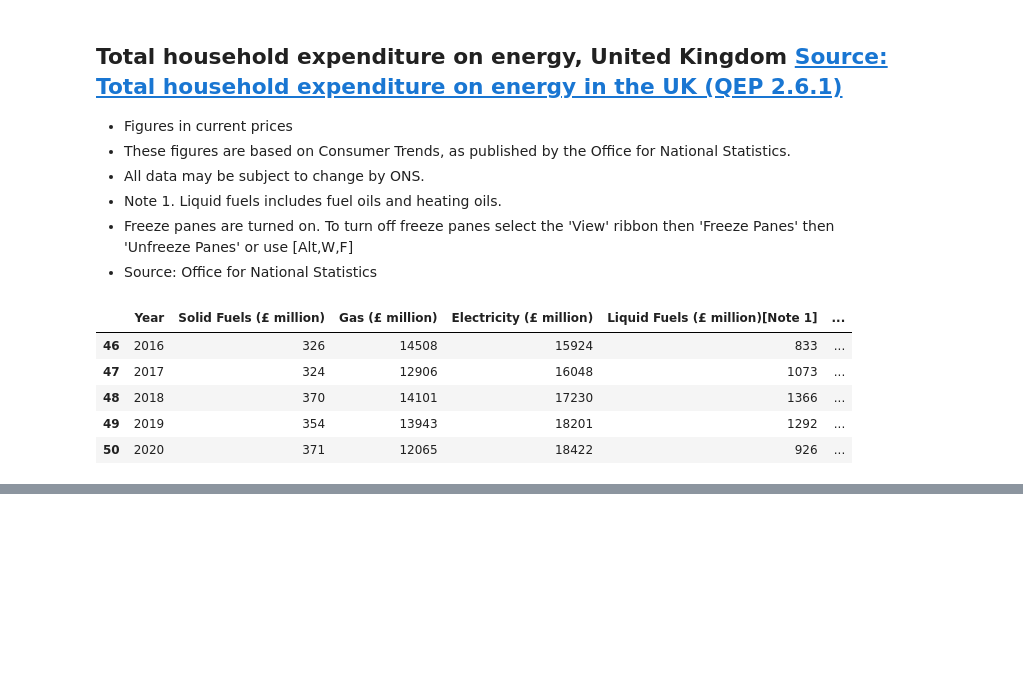
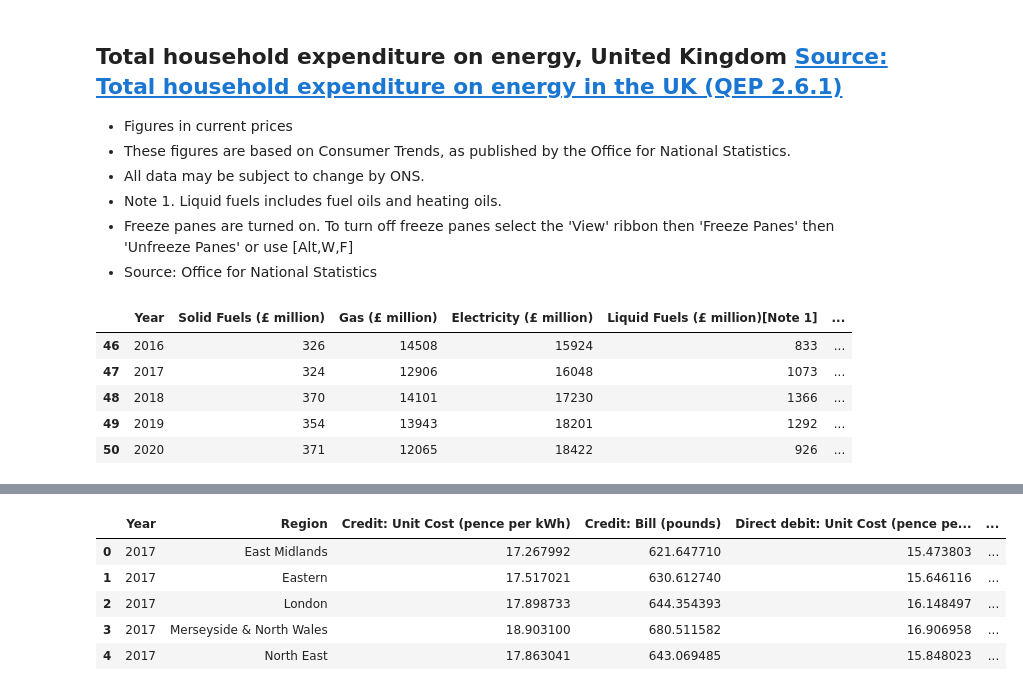
Before and after one commit to catstacks/TDADSAssignments, a Jupyter notebook: FinalEnergyPrices.ipynb, the cells around one changed output, grey strips where cells are left out. Cells and saved outputs as stored; diff of their text form; code cells hidden in the pictures; blank space fills up the shorter version.

```diff
--- a/FinalEnergyPrices.ipynb
+++ b/FinalEnergyPrices.ipynb
@@ -70,0 +88,20 @@ tot_spend.tail()
+# %%
+# Fix case-sensitive name inconsistencies between the two datasets
+col_names = {"Credit: Unit cost (Pence per kWh)":"Credit: Unit Cost (pence per kWh)",
+                "Credit: Bill (Pounds)":"Credit: Bill (pounds)",
+                "Direct debit: Unit cost (Pence per kWh)":"Direct debit: Unit Cost (pence per kWh)",
+                "Direct debit: Bill (Pounds)":"Direct debit: Bill (pounds)",
+                "Prepayment: Unit cost (Pence per kWh)":"Prepayment: Unit Cost (pence per kWh)",
+                "Prepayment: Bill (Pounds)":"Prepayment: Bill (pounds)",
+                "Overall: Unit cost (Pence per kWh)":"Overall: Unit Cost (pence per kWh)",
+                "Overall: Bill (Pounds)":"Overall: Bill (pounds)"}
+
+electric = electric.rename(col_names, axis=1)
+electric.head()
+# %% [output]
+|  | Year | Region | Credit: Unit Cost (pence per kWh) | Credit: Bill (pounds) | Direct debit: Unit Cost (pence pe... | ... |
+| 0 | 2017 | East Midlands | 17.267992 | 621.647710 | 15.473803 | ... |
+| 1 | 2017 | Eastern | 17.517021 | 630.612740 | 15.646116 | ... |
+| 2 | 2017 | London | 17.898733 | 644.354393 | 16.148497 | ... |
+| 3 | 2017 | Merseyside & North Wales | 18.903100 | 680.511582 | 16.906958 | ... |
+| 4 | 2017 | North East | 17.863041 | 643.069485 | 15.848023 | ... |
```
Also changed, not shown: parts of 5 cells of this notebook.
